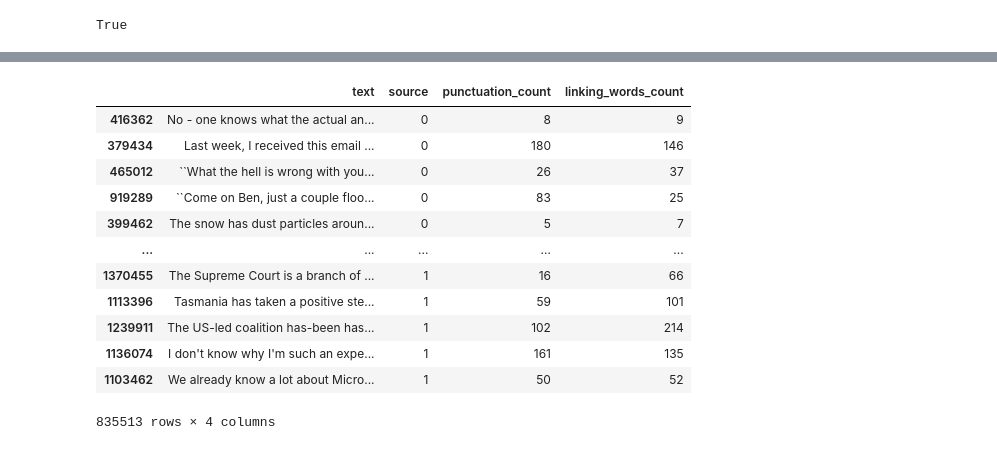
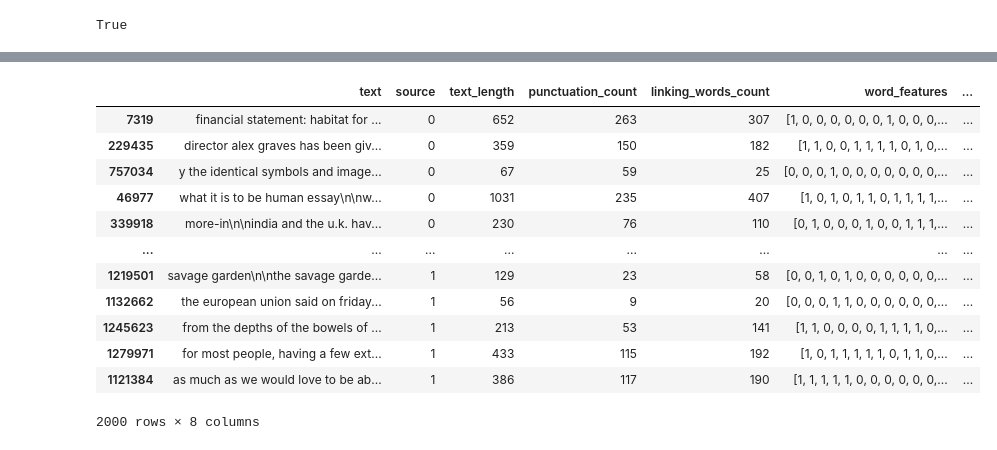
Before and after one commit to theoc3/cs365-proj, a Jupyter notebook: model.ipynb, the cells around one changed output, grey strips where cells are left out. Saved outputs shown, nothing was run; the diff lists cells and outputs as text; code cells hidden in the pictures.

```diff
--- a/model.ipynb
+++ b/model.ipynb
@@ -32,3 +135,5 @@ df['source'] = df['source'].map({'human': 0, 'ai': 1})
+# %%
+df = pd.concat([df1, df2, df3, df4, df5, df6, df7, df8, df9, df10, df11], ignore_index=True)
 # %%
 # using m1 mac
 device = torch.device("mps" if torch.backends.mps.is_available() else "cpu")
@@ -97,22 +203,53 @@ linking_words = {'to', 'the', 'and', 'of', 'in', 'on', 'for', 'with', 'at', 'a',
 # sentiment analyzer
 sid = SentimentIntensityAnalyzer()
 
+###
+all_words = []
+
+# Function to tokenize text and remove stopwords
+def tokenize_text(text):
+    tokens = word_tokenize(text)
+    tokens = [token for token in tokens if token.isalpha() and token not in stop_words and token not in linking_words]
+    return tokens
+
+# Tokenize all texts and add to all_words
+df0_text['text'].apply(lambda text: all_words.extend(tokenize_text(text)))
+df1_ai['text'].apply(lambda text: all_words.extend(tokenize_text(text)))
+
+# Count word occurrences
+word_counts = Counter(all_words)
+
+# Select the top 500 most common words as features
+top_words = [word for word, _ in word_counts.most_common(500)]
+
+
 def analyze_text(text):
     tokens = word_tokenize(text)
+
+    linking_words_count = sum(token in linking_words for token in tokens)
+
     tokens = [token for token in tokens if token.isalpha() and token not in stop_words and token not in linking_words]
     counts = Counter(text)
+    token_length = len(tokens)
+
+    word_features = [1 if word in tokens else 0 for word in top_words]
     punctuation_count = sum(counts[char] for char in string.punctuation)
-    linking_words_count = sum(token in linking_words for token in tokens)
     sentiment_scores = sid.polarity_scores(text)
-    return pd.Series([len(tokens), sentiment_scores['compound'], punctuation_count, linking_words_count])
+    punctuation_count_percentage = punctuation_count / token_length * 100 if token_length != 0 else 0
+    linking_words_count_percentage = linking_words_count / token_length * 100 if token_length != 0 else 0
+
+    return pd.Series([token_length, sentiment_scores['compound'], punctuation_count, linking_words_count, word_features, punctuation_count_percentage, linking_words_count_percentage])
 
 # Convert 'text' column to lowercase for df0_text and df1_ai
 df0_text['text'] = df0_text['text'].str.lower()
 df1_ai['text'] = df1_ai['text'].str.lower()
 
+# Select the top 500 most common words as features
+top_words = [word for word, _ in word_counts.most_common(500)]
+
 # Apply the analyze_text function to the 'text' column
 tqdm.pandas(desc="Processing df0_text")
-df0_text[['text_length', 'sentiment_score', 'punctuation_count', 'linking_words_count']] = df0_text['text'].progress_apply(analyze_text)
+df0_text[['text_length', 'sentiment_score', 'punctuation_count', 'linking_words_count', 'word_features', 'punctuation_count_percentage', 'linking_words_count_percentage']] = df0_text['text'].progress_apply(analyze_text)
 
 tqdm.pandas(desc="Processing df1_ai")
-df1_ai[['text_length', 'sentiment_score', 'punctuation_count', 'linking_words_count']] = df1_ai['text'].progress_apply(analyze_text)
+df1_ai[['text_length', 'sentiment_score', 'punctuation_count', 'linking_words_count', 'word_features', 'punctuation_count_percentage', 'linking_words_count_percentage']] = df1_ai['text'].progress_apply(analyze_text)
@@ -161,7 +300,7 @@ plt.show()
 # %%
 df_train_copy = df_train.copy()
 
-df_train_copy.drop(['text_length', 'sentiment_score'], axis=1, inplace=True)
+df_train_copy.drop(['sentiment_score'], axis=1, inplace=True)
 print(df_train_copy.head())
 df_train_copy.fillna(0, inplace=True)
 
@@ -183,14 +326,14 @@ df_train_copy
-|  | text | source | punctuation_count | linking_words_count |
-| 416362 | No - one knows what the actual an... | 0 | 8 | 9 |
-| 379434 | Last week, I received this email ... | 0 | 180 | 146 |
-| 465012 | ``What the hell is wrong with you... | 0 | 26 | 37 |
-| 919289 | ``Come on Ben, just a couple floo... | 0 | 83 | 25 |
-| 399462 | The snow has dust particles aroun... | 0 | 5 | 7 |
-| ... | ... | ... | ... | ... |
-| 1370455 | The Supreme Court is a branch of ... | 1 | 16 | 66 |
-| 1113396 | Tasmania has taken a positive ste... | 1 | 59 | 101 |
-| 1239911 | The US-led coalition has-been has... | 1 | 102 | 214 |
-| 1136074 | I don't know why I'm such an expe... | 1 | 161 | 135 |
-| 1103462 | We already know a lot about Micro... | 1 | 50 | 52 |
+|  | text | source | text_length | punctuation_count | linking_words_count | word_features | ... |
+| 7319 | financial statement: habitat for ... | 0 | 652 | 263 | 307 | [1, 0, 0, 0, 0, 0, 0, 1, 0, 0, 0,... | ... |
+| 229435 | director alex graves has been giv... | 0 | 359 | 150 | 182 | [1, 1, 0, 0, 1, 1, 1, 1, 0, 1, 0,... | ... |
+| 757034 | y the identical symbols and image... | 0 | 67 | 59 | 25 | [0, 0, 0, 1, 0, 0, 0, 0, 0, 0, 0,... | ... |
+| 46977 | what it is to be human essay\n\nw... | 0 | 1031 | 235 | 407 | [1, 0, 1, 0, 1, 1, 0, 1, 1, 1, 1,... | ... |
+| 339918 | more-in\n\nindia and the u.k. hav... | 0 | 230 | 76 | 110 | [0, 1, 0, 0, 0, 1, 0, 0, 1, 1, 1,... | ... |
+| ... | ... | ... | ... | ... | ... | ... | ... |
+| 1219501 | savage garden\n\nthe savage garde... | 1 | 129 | 23 | 58 | [0, 0, 1, 0, 1, 0, 0, 0, 0, 0, 0,... | ... |
+| 1132662 | the european union said on friday... | 1 | 56 | 9 | 20 | [0, 0, 0, 1, 1, 0, 0, 0, 0, 0, 0,... | ... |
+| 1245623 | from the depths of the bowels of ... | 1 | 213 | 53 | 141 | [1, 1, 0, 0, 0, 0, 1, 1, 1, 1, 0,... | ... |
+| 1279971 | for most people, having a few ext... | 1 | 433 | 115 | 192 | [1, 0, 1, 1, 1, 1, 1, 0, 1, 1, 0,... | ... |
+| 1121384 | as much as we would love to be ab... | 1 | 386 | 117 | 190 | [1, 1, 1, 1, 1, 0, 0, 0, 0, 0, 0,... | ... |
-835513 rows × 4 columns
+2000 rows × 8 columns
 # %%
```
Also changed, not shown: parts of 12 cells of this notebook, 8 other files.
